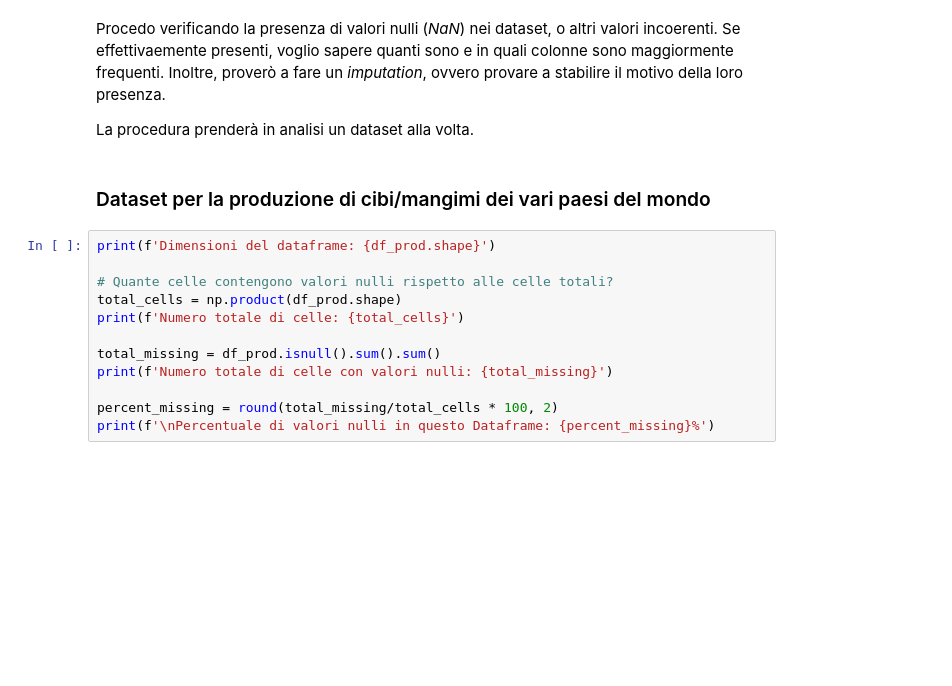
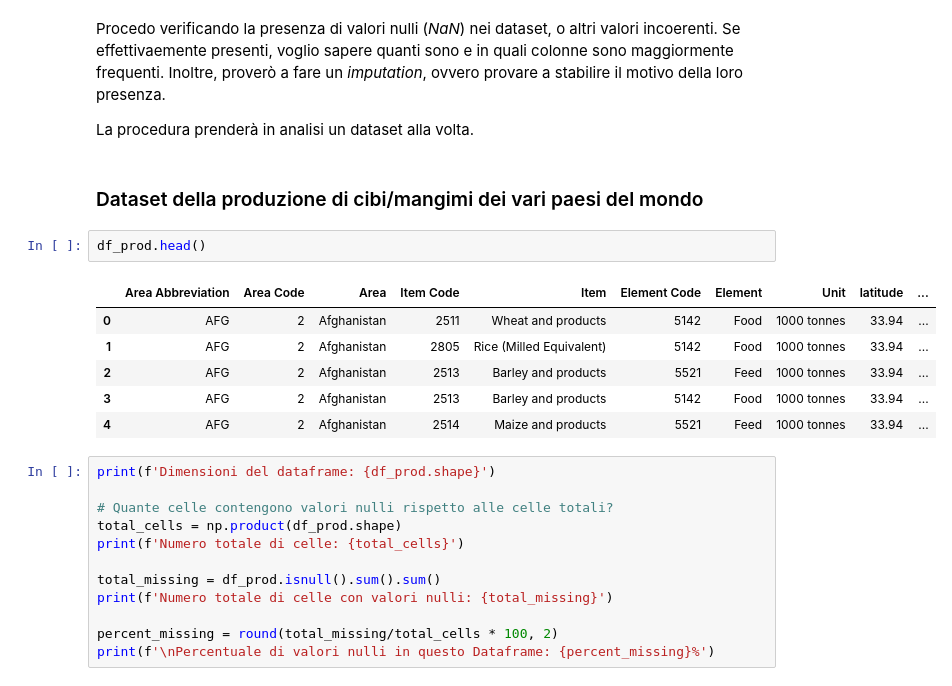
Before and after one commit to TheHextech/start2impact, a Jupyter notebook: Data_Science/Food_Project_DataVisualization_DataManipulation/EmanueleImmesiDataVis.ipynb, the cells around one changed output. Cells and saved outputs as stored; diff of their text form; blank space fills up the shorter version.

```diff
--- a/Data_Science/Food_Project_DataVisualization_DataManipulation/EmanueleImmesiDataVis.ipynb
+++ b/Data_Science/Food_Project_DataVisualization_DataManipulation/EmanueleImmesiDataVis.ipynb
@@ -213,7 +212,16 @@ Procedo verificando la presenza di valori nulli (*NaN*) nei dataset, o altri val
 
 La procedura prenderà in analisi un dataset alla volta.
 # %% [markdown]
-### Dataset per la produzione di cibi/mangimi dei vari paesi del mondo
+### Dataset della produzione di cibi/mangimi dei vari paesi del mondo
+# %%
+df_prod.head()
+# %% [output]
+|  | Area Abbreviation | Area Code | Area | Item Code | Item | Element Code | Element | Unit | latitude | ... |
+| 0 | AFG | 2 | Afghanistan | 2511 | Wheat and products | 5142 | Food | 1000 tonnes | 33.94 | ... |
+| 1 | AFG | 2 | Afghanistan | 2805 | Rice (Milled Equivalent) | 5142 | Food | 1000 tonnes | 33.94 | ... |
+| 2 | AFG | 2 | Afghanistan | 2513 | Barley and products | 5521 | Feed | 1000 tonnes | 33.94 | ... |
+| 3 | AFG | 2 | Afghanistan | 2513 | Barley and products | 5142 | Food | 1000 tonnes | 33.94 | ... |
+| 4 | AFG | 2 | Afghanistan | 2514 | Maize and products | 5521 | Feed | 1000 tonnes | 33.94 | ... |
 # %%
 print(f'Dimensioni del dataframe: {df_prod.shape}')
 
```
Also changed, not shown: parts of 16 cells of this notebook.
